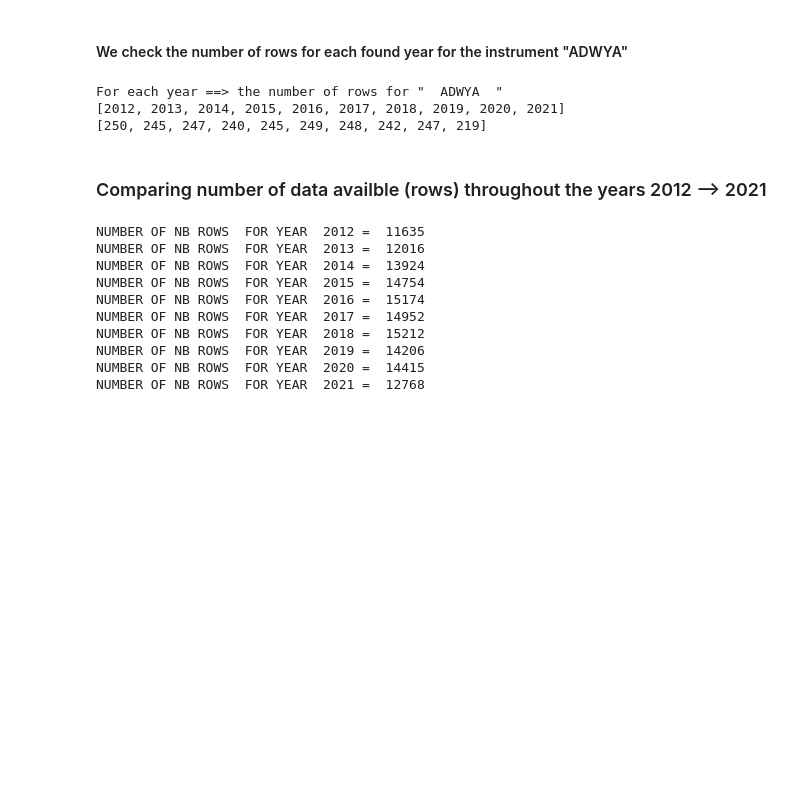
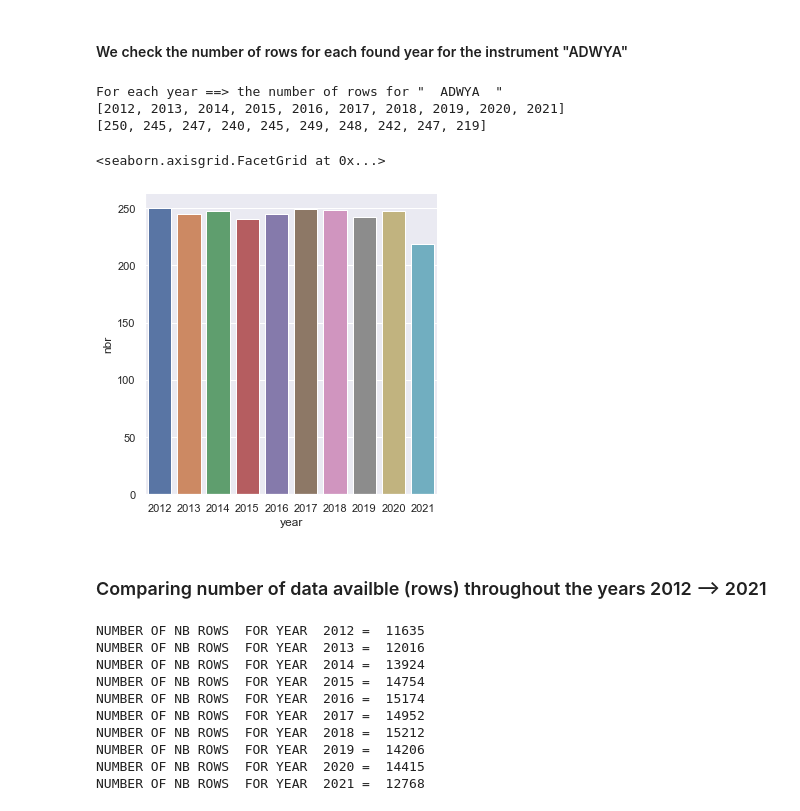
Before and after one commit to MoezBenHassen/PFE-Notebooks-PRES, a Jupyter notebook: Presentation/CRISP_Price_Prediction.ipynb, the cells around one changed output. Drawn from its saved outputs; the diff is of its cells as text; code cells hidden in the pictures; blank space fills up the shorter version.

```diff
--- a/Presentation/CRISP_Price_Prediction.ipynb
+++ b/Presentation/CRISP_Price_Prediction.ipynb
@@ -116,6 +116,15 @@ print(nb_r)
 For each year ==> the number of rows for "  ADWYA  "
 [2012, 2013, 2014, 2015, 2016, 2017, 2018, 2019, 2020, 2021]
 [250, 245, 247, 240, 245, 249, 248, 242, 247, 219]
+# %%
+# creating the bar plot
+datasset = pd.DataFrame({'year': YEAR, 'nbr': nb_r}, columns=['year', 'nbr'])
+# who v/s fare barplot
+sns.set(rc = {'figure.figsize':(20,15)})
+sns.catplot(x = 'year',y = 'nbr',kind="bar",data = datasset)
+# %% [output]
+<seaborn.axisgrid.FacetGrid at 0x...>
+[figure, added]
 # %% [markdown]
 ### Comparing number of data availble (rows) throughout the years 2012 --> 2021
 # %%
```
Also changed, not shown: parts of 16 cells of this notebook.
